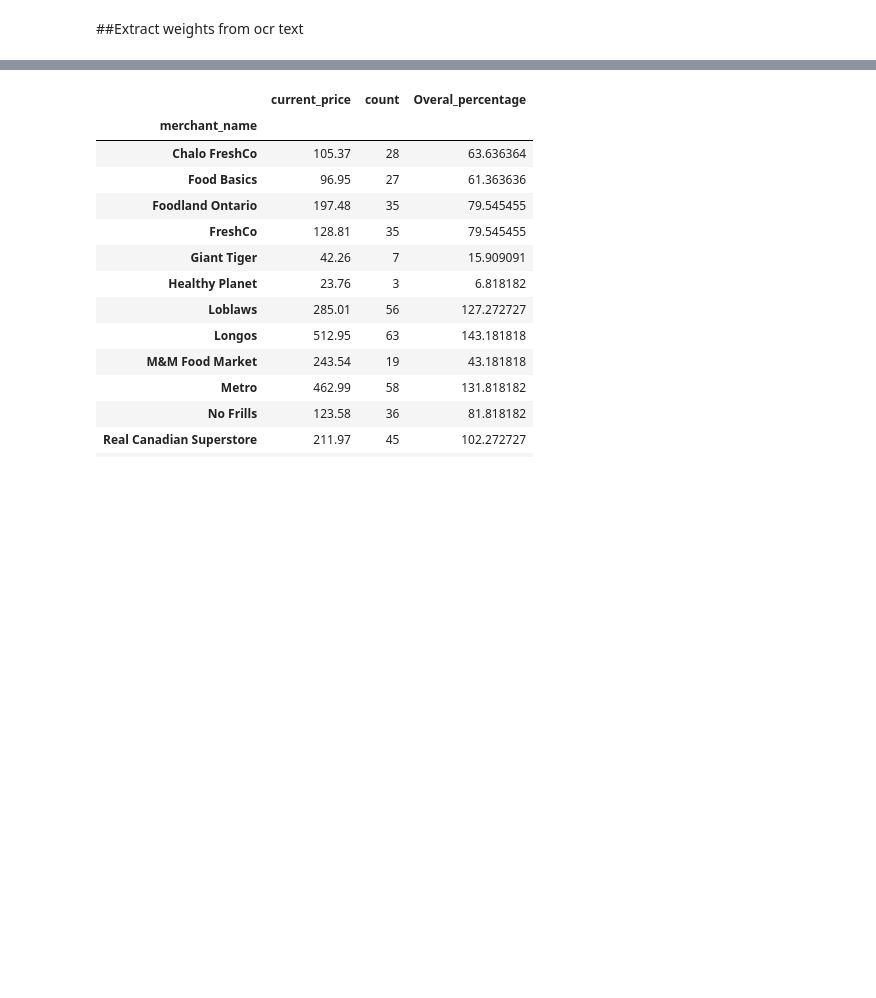
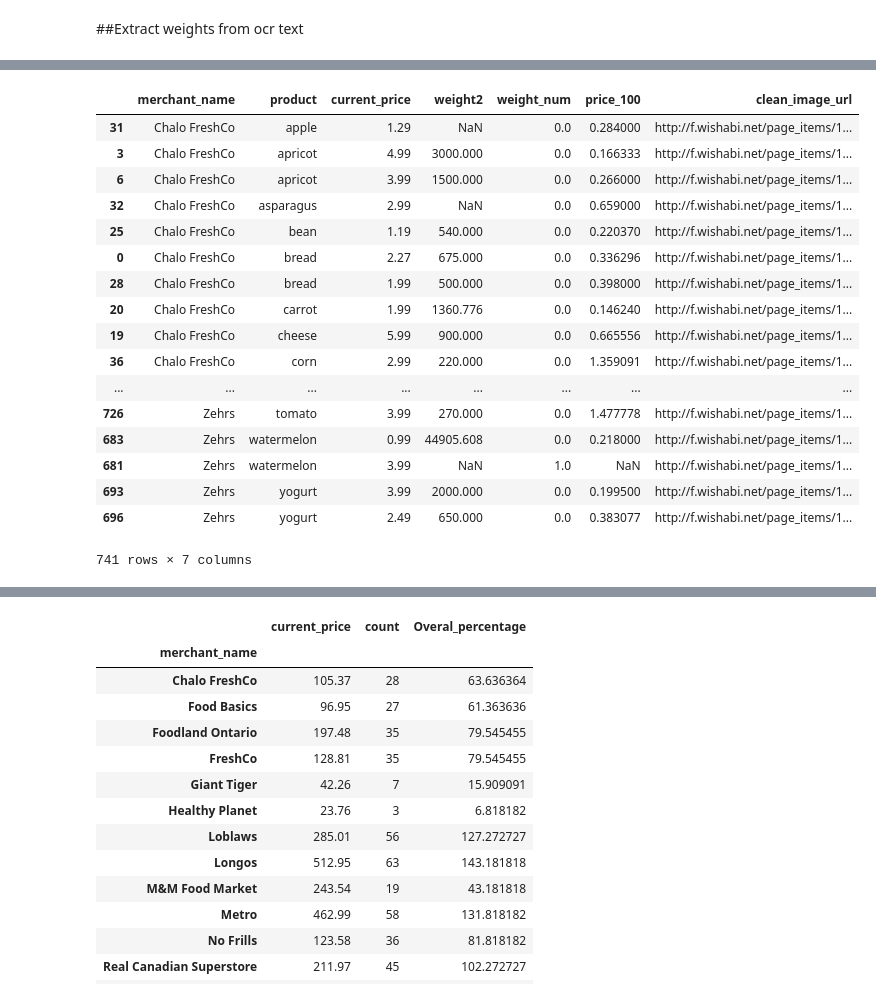
Before and after one commit to Bahramif/Deep-Trading, a Jupyter notebook: FLIPP_final.ipynb, the cells around one changed output, grey strips where cells are left out. Saved outputs shown, nothing was run; the diff lists cells and outputs as text; code cells hidden in the pictures; blank space fills up the shorter version.

```diff
--- a/FLIPP_final.ipynb
+++ b/FLIPP_final.ipynb
@@ -291,3 +383,9 @@ def right_item(weight,product):
 #   return (re.findall(pattern1, name),re.findall(pattern2, name),re.findall(pattern3, name))
 # %% [markdown]
 ##Extract weights from ocr text
+# %%
+i=13
+list_weight=Weight(df_sort_food2.ocr_name[i],df_sort_food2.loc[i,"product"])
+product=df_sort_food2.loc[i,'product'].lower()
+right_item(list_weight,product)
+product
@@ -298,9 +398,9 @@ for i in df_sort_food2.index:
 
   if len(list_weight[0])==0 and len(list_weight[1])==0 :
     df_sort_food2.loc[i,'weight']='NaN'
-  if len(list_weight[0])==0 and len(list_weight[1])>=1 :
+  elif len(list_weight[0])==0 and len(list_weight[1])>=1 :
     df_sort_food2.loc[i,'weight']=1
-  if len(list_weight[0])>=1 and len(list_weight[1])==0 :
+  elif len(list_weight[0])>=1 and len(list_weight[1])==0 :
     df_sort_food2.loc[i,'weight']=right_item(list_weight,product)
-  if len(list_weight[0])>=1 and len(list_weight[1])>=1 and list_weight[1][0][0].lower() in (p.plural(product),product) :
+  elif len(list_weight[0])>=1 and len(list_weight[1])>=1 :
     df_sort_food2.loc[i,'weight']=right_item(list_weight,product)
@@ -307,7 +418,9 @@ for i in df_sort_food2.index:
 # %%
 for i in df_sort_food2.index:
+
   df_sort_food2.loc[i,'weight_num']=0
   df_sort_food2.loc[i,'price_100']=0
+  df_sort_food2.loc[i,'weight2']=0
   try:
     if df_sort_food2.loc[i,'weight']== 1:
       df_sort_food2.loc[i,'weight_num']=1
@@ -331,5 +444,5 @@ for i in df_sort_food2.index:
       df_sort_food2.loc[i,'weight_num']=float(re.findall("[-+]?\d*\.\d+|\d+",df_sort_food2.loc[i,'weight'])[0] )
   except:
     df_sort_food2.loc[i,'weight2']==0
-  if df_sort_food2.loc[i,'price_100']==0:
+  if df_sort_food2.loc[i,'price_100']==pd.np.nan and df_sort_food2.loc[i,'weight2']>0:
     df_sort_food2.loc[i,'price_100']=df_sort_food2.loc[i,'current_price']/(df_sort_food2.loc[i,'weight2']/100)
@@ -343,0 +499,23 @@ df_agg = df_sort_food3.groupby(['merchant_name','product','current_price','price
+# %%
+pd.set_option('max_colwidth', 200)
+# %%
+df_sort_food2[['merchant_name','product','current_price','weight2','weight_num','price_100','clean_image_url']].sort_values(['merchant_name','product','price_100'])
+# %% [output]
+|  | merchant_name | product | current_price | weight2 | weight_num | price_100 | clean_image_url |
+| 31 | Chalo FreshCo | apple | 1.29 | NaN | 0.0 | 0.284000 | http://f.wishabi.net/page_items/1... |
+| 3 | Chalo FreshCo | apricot | 4.99 | 3000.000 | 0.0 | 0.166333 | http://f.wishabi.net/page_items/1... |
+| 6 | Chalo FreshCo | apricot | 3.99 | 1500.000 | 0.0 | 0.266000 | http://f.wishabi.net/page_items/1... |
+| 32 | Chalo FreshCo | asparagus | 2.99 | NaN | 0.0 | 0.659000 | http://f.wishabi.net/page_items/1... |
+| 25 | Chalo FreshCo | bean | 1.19 | 540.000 | 0.0 | 0.220370 | http://f.wishabi.net/page_items/1... |
+| 0 | Chalo FreshCo | bread | 2.27 | 675.000 | 0.0 | 0.336296 | http://f.wishabi.net/page_items/1... |
+| 28 | Chalo FreshCo | bread | 1.99 | 500.000 | 0.0 | 0.398000 | http://f.wishabi.net/page_items/1... |
+| 20 | Chalo FreshCo | carrot | 1.99 | 1360.776 | 0.0 | 0.146240 | http://f.wishabi.net/page_items/1... |
+| 19 | Chalo FreshCo | cheese | 5.99 | 900.000 | 0.0 | 0.665556 | http://f.wishabi.net/page_items/1... |
+| 36 | Chalo FreshCo | corn | 2.99 | 220.000 | 0.0 | 1.359091 | http://f.wishabi.net/page_items/1... |
+| ... | ... | ... | ... | ... | ... | ... | ... |
+| 726 | Zehrs | tomato | 3.99 | 270.000 | 0.0 | 1.477778 | http://f.wishabi.net/page_items/1... |
+| 683 | Zehrs | watermelon | 0.99 | 44905.608 | 0.0 | 0.218000 | http://f.wishabi.net/page_items/1... |
+| 681 | Zehrs | watermelon | 3.99 | NaN | 1.0 | NaN | http://f.wishabi.net/page_items/1... |
+| 693 | Zehrs | yogurt | 3.99 | 2000.000 | 0.0 | 0.199500 | http://f.wishabi.net/page_items/1... |
+| 696 | Zehrs | yogurt | 2.49 | 650.000 | 0.0 | 0.383077 | http://f.wishabi.net/page_items/1... |
+741 rows × 7 columns
```
Also changed, not shown: parts of 28 cells of this notebook.
